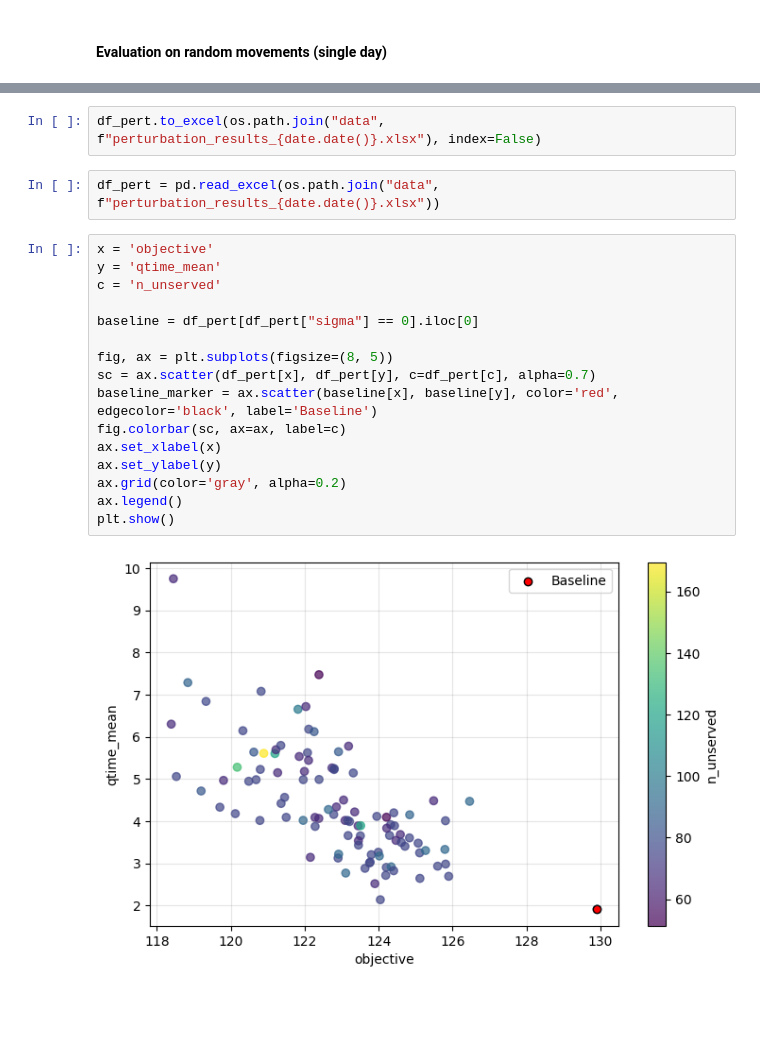
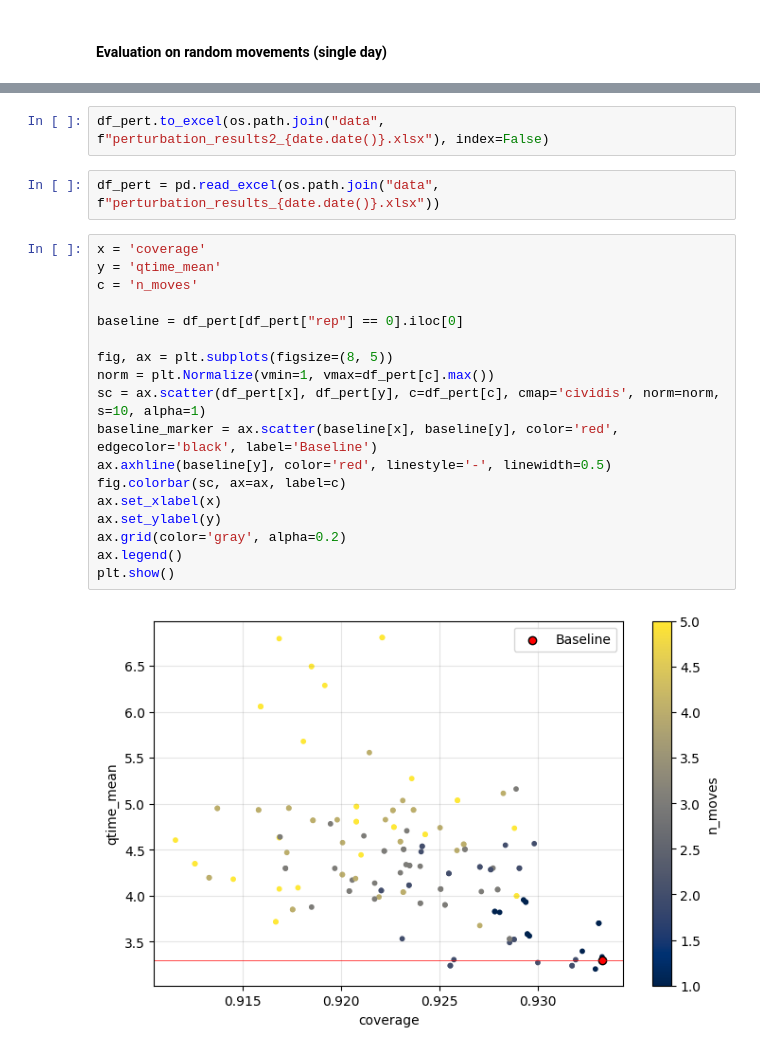
Before and after one commit to ZanchiLorenzo/security_paper, a Jupyter notebook: Tester FLR security.ipynb, the cells around one changed output, grey strips where cells are left out. Saved outputs shown, nothing was run; the diff lists cells and outputs as text; blank space fills up the shorter version.

```diff
--- a/Tester FLR security.ipynb
+++ b/Tester FLR security.ipynb
@@ -1957,22 +2224,24 @@ running sigma=1, rep=3
 # %%
-df_pert.to_excel(os.path.join("data", f"perturbation_results_{date.date()}.xlsx"), index=False)
+df_pert.to_excel(os.path.join("data", f"perturbation_results2_{date.date()}.xlsx"), index=False)
 # %%
 df_pert = pd.read_excel(os.path.join("data", f"perturbation_results_{date.date()}.xlsx"))
 # %%
-x = 'objective'
+x = 'coverage'
 y = 'qtime_mean'
-c = 'n_unserved'
+c = 'n_moves'
 
-baseline = df_pert[df_pert["sigma"] == 0].iloc[0]
+baseline = df_pert[df_pert["rep"] == 0].iloc[0]
 
 fig, ax = plt.subplots(figsize=(8, 5))
-sc = ax.scatter(df_pert[x], df_pert[y], c=df_pert[c], alpha=0.7)
+norm = plt.Normalize(vmin=1, vmax=df_pert[c].max())
+sc = ax.scatter(df_pert[x], df_pert[y], c=df_pert[c], cmap='cividis', norm=norm, s=10, alpha=1)
 baseline_marker = ax.scatter(baseline[x], baseline[y], color='red', edgecolor='black', label='Baseline')
+ax.axhline(baseline[y], color='red', linestyle='-', linewidth=0.5)
 fig.colorbar(sc, ax=ax, label=c)
 ax.set_xlabel(x)
 ax.set_ylabel(y)
 ax.grid(color='gray', alpha=0.2)
 ax.legend()
 plt.show()
 # %% [output]
-[figure, old version]
+[figure, new version]
```
Also changed, not shown: parts of 39 cells of this notebook, 6 other files.
